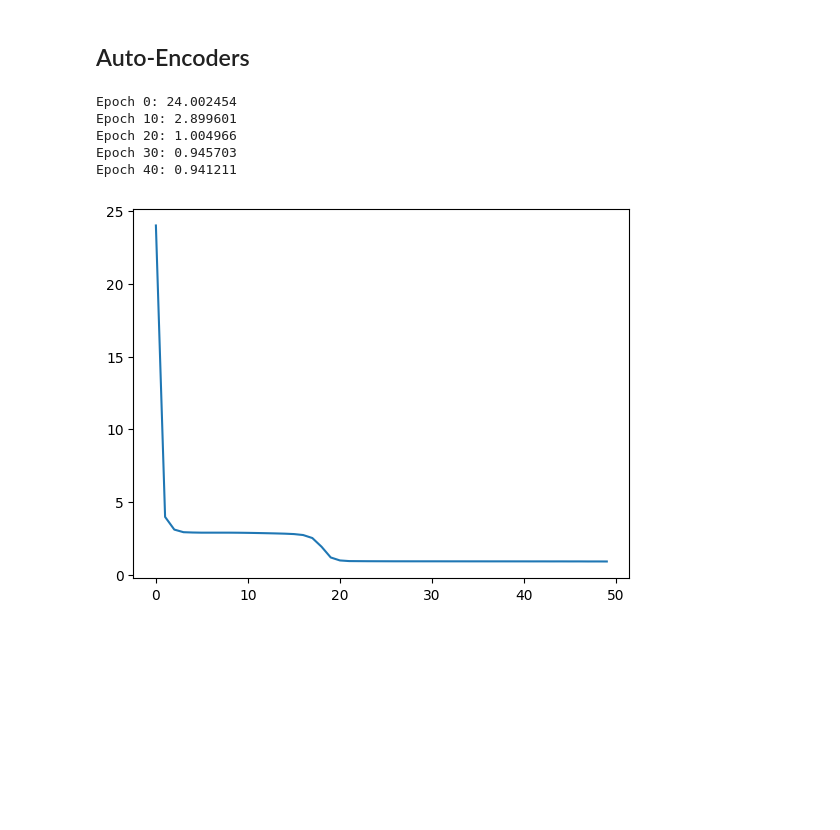
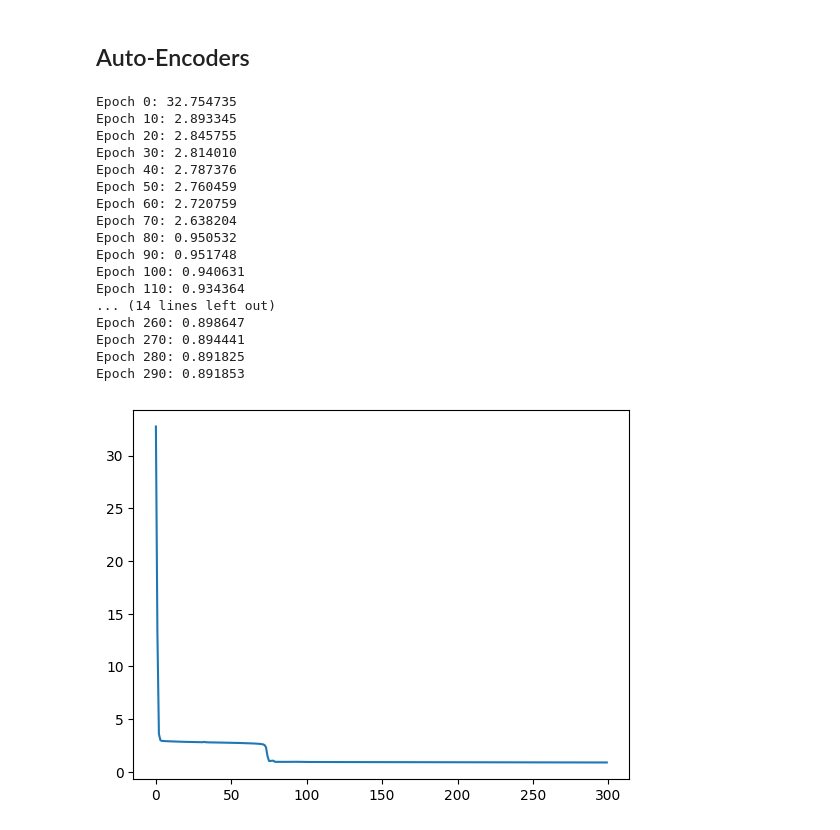
Before and after one commit to ashmitchamoli/Student-Performance-Data-Analysis, a Jupyter notebook: data-exploration.ipynb, the cells around one changed output. Drawn from its saved outputs; the diff is of its cells as text; code cells hidden in the pictures; blank space fills up the shorter version.

```diff
--- a/data-exploration.ipynb
+++ b/data-exploration.ipynb
@@ -92,36 +92,55 @@ class AutoEncoder(torch.nn.Module):
         x = self.decoder(x)
         return x, h
 # %%
+numericalColumns = X.select_dtypes(exclude=['object', 'bool']).columns
+numericalColumns = list(numericalColumns)
+numericalColumns.remove('Medu')
+numericalColumns.remove('Fedu')
+# no need to remove categorical columns as the neural network will automatically adjust for them
+
 model = AutoEncoder(len(numericalColumns), 2, [16, 8])
-epochs = 50
-lr = 0.01
+epochs = 300
+lr = 0.006
 optimizer = torch.optim.Adam(model.parameters(), lr=lr)
+criterion = torch.nn.MSELoss()
 
 trainLoss = []
 for epoch in range(epochs):
     # divide into batches
     runningLoss = 0
     for i in range(0, len(X[numericalColumns]), 32):
         optimizer.zero_grad()
         output, _ = model(torch.tensor(X[numericalColumns].iloc[i:i+32].values, dtype=torch.float))
-        loss = torch.nn.functional.mse_loss(output, torch.tensor(X[numericalColumns].iloc[i:i+32].values, dtype=torch.float))
+        loss = criterion(output, torch.tensor(X[numericalColumns].iloc[i:i+32].values, dtype=torch.float))
         loss.backward()
         optimizer.step()
         runningLoss += loss.item()
     trainLoss.append(runningLoss / (len(X[numericalColumns]) / 32))
     if (epoch % 10 == 0):
         print(f"Epoch {epoch}: {trainLoss[-1]:3f}")
 
 # plot
 plt.plot(trainLoss)
 plt.show()
 # %% [output]
-Epoch 0: 24.002454
-Epoch 10: 2.899601
-Epoch 20: 1.004966
-Epoch 30: 0.945703
-Epoch 40: 0.941211
+Epoch 0: 32.754735
+Epoch 10: 2.893345
+Epoch 20: 2.845755
+Epoch 30: 2.814010
+Epoch 40: 2.787376
+Epoch 50: 2.760459
+Epoch 60: 2.720759
+Epoch 70: 2.638204
+Epoch 80: 0.950532
+Epoch 90: 0.951748
+Epoch 100: 0.940631
+Epoch 110: 0.934364
+... (14 lines left out)
+Epoch 260: 0.898647
+Epoch 270: 0.894441
+Epoch 280: 0.891825
+Epoch 290: 0.891853
-[figure, old version]
+[figure, new version]
 # %%
 with torch.no_grad():
     embeddings = model.encoder(torch.tensor(X[numericalColumns].values, dtype=torch.float)).detach().numpy()
```
Also changed, not shown: parts of 4 cells of this notebook.
